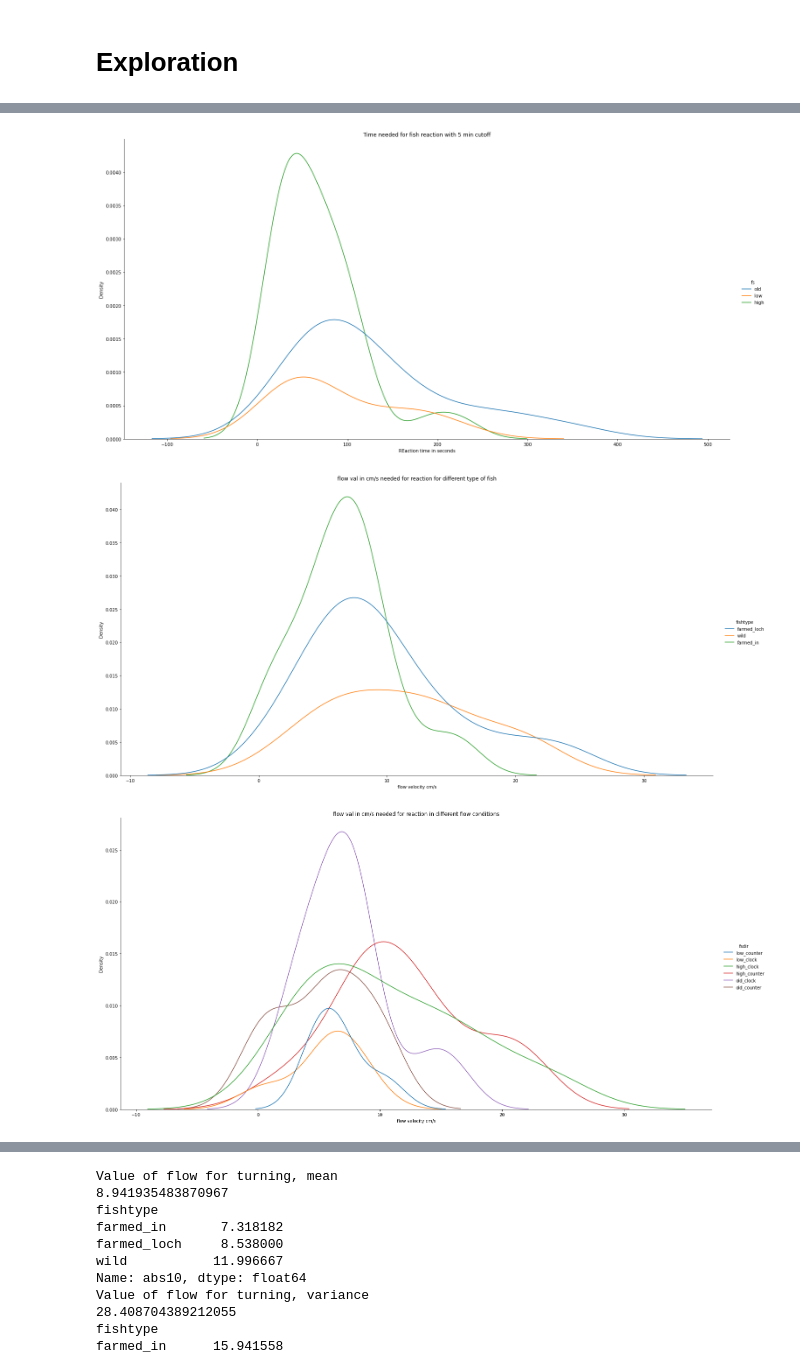
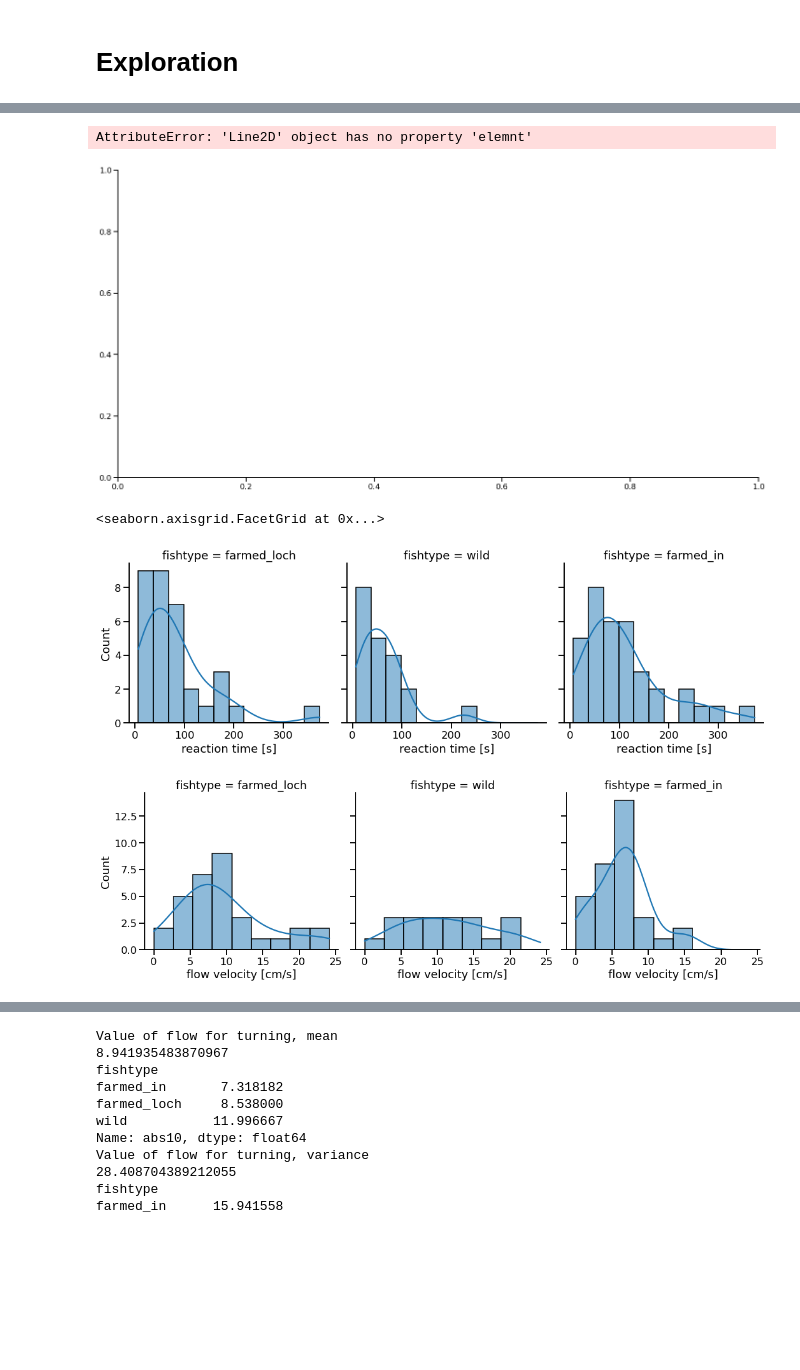
Before and after one commit to mixmixmix/imgtext, a Jupyter notebook: flow_fin.ipynb, the cells around one changed output, grey strips where cells are left out. Cells and saved outputs as stored; diff of their text form; code cells hidden in the pictures; blank space fills up the shorter version.

```diff
--- a/flow_fin.ipynb
+++ b/flow_fin.ipynb
@@ -16,3 +17,5 @@ finres=finresa[finresa['info']!='error']
+# %%
+sns.set_context("paper")
 # %% [markdown]
 # Data schedule
 We have gathered data at multiple times in slightly bit different conditions.
@@ -79,6 +103,7 @@ Two pumps in different direction with different flow
 fish in light, as pumps were remotely controlled,
 we were able to take a 10s average at the *precise point* where fish reacted
 """
+sns.set_context("talk")
 sns.countplot(data=finres, x='fs', hue = 'info' )
 plt.show()
 print(finres['info'].value_counts())
@@ -162,23 +188,52 @@ plt.show()
 # %%
 #sns.histplot(data=finres, x='tsec', hue = 'fsdir',binwidth=10,kde=True)
 
-sns.displot(kind="kde", data=finsuc, x='tsec', hue = 'fs',height=10, aspect=2,)
+sns.displot(kind="kde", data=finsuc, x='tsec', hue = 'fs',height=10, aspect=2, elemnt='fill')
 #sns.displot(kind="kde", data=finres, x='tsec', hue = 'fsdir',height=10, aspect=2,)
 plt.title('Time needed for fish reaction with 5 min cutoff')
 plt.xlabel('REaction time in seconds')
 
 plt.show()
 sns.displot(kind="kde", data=finres, x='abs10', hue = 'fishtype', height=10, aspect=2,)
 plt.title('flow val in cm/s needed for reaction for different type of fish')
 plt.xlabel('flow velocity cm/s')
 
 plt.show()
 sns.displot(kind="kde", data=finres, x='abs10', hue = 'fsdir', height=10, aspect=2,)
 plt.title('flow val in cm/s needed for reaction in different flow conditions')
 plt.xlabel('flow velocity cm/s')
 
 plt.show()
 # %% [output]
+AttributeError: 'Line2D' object has no property 'elemnt'
-[figure, old version]
+[figure, new version]
-[figure, removed]
-[figure, removed]
+# %%
+ax
+# %% [output]
+<seaborn.axisgrid.FacetGrid at 0x...>
+# %%
+sns.set_context("talk")
+g = sns.displot(data=finres, x='tsec', col = 'fishtype', multiple='dodge',kde=True)
+
+
+#plt.title('Time needed for fish reaction with 5 min cutoff')
+#g.xlim(0,500)
+for ax in g.axes.flat:
+    ax.set_xlabel('reaction time [s]')
+
+plt.show()
+# %% [output]
+[figure, added]
+# %%
+sns.set_context("talk")
+g = sns.displot(data=finres, x='abs10', col = 'fishtype', multiple='dodge',kde=True)
+
+
+#plt.title('Time needed for fish reaction with 5 min cutoff')
+#g.xlim(0,500)
+for ax in g.axes.flat:
+    ax.set_xlabel('flow velocity [cm/s]')
+
+plt.show()
+# %% [output]
+[figure, added]
```
Also changed, not shown: parts of 12 cells of this notebook.
